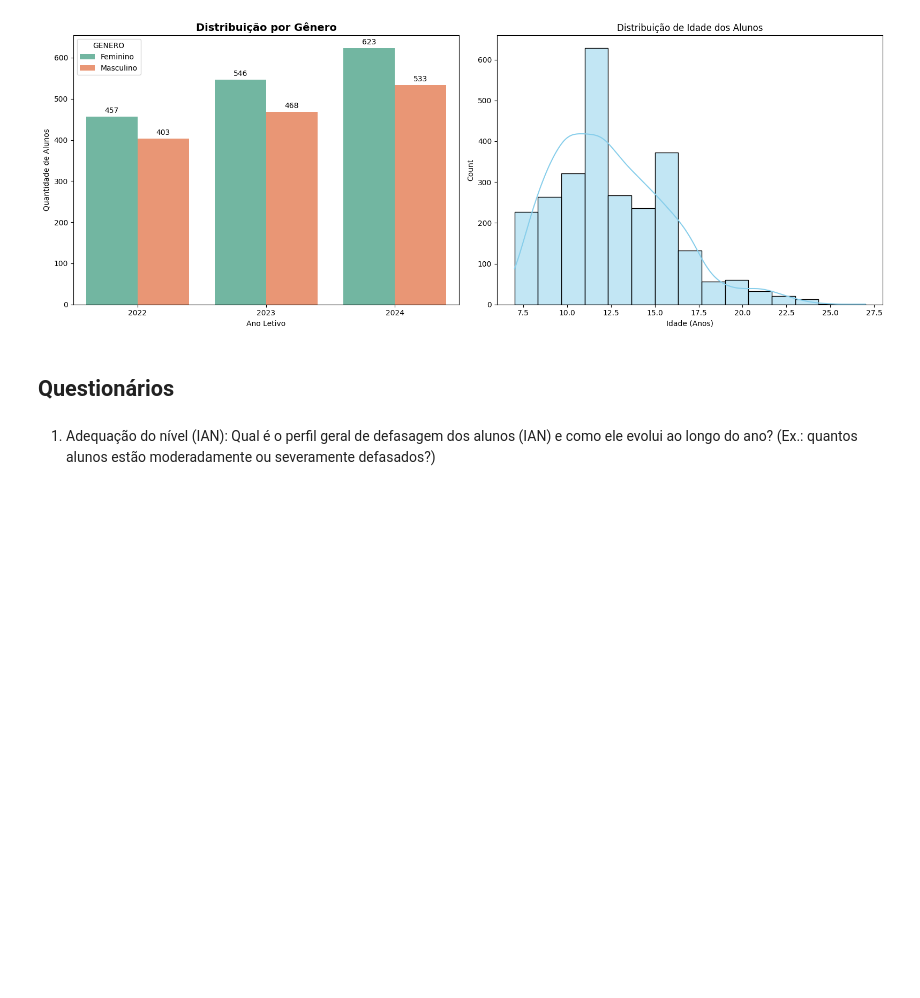
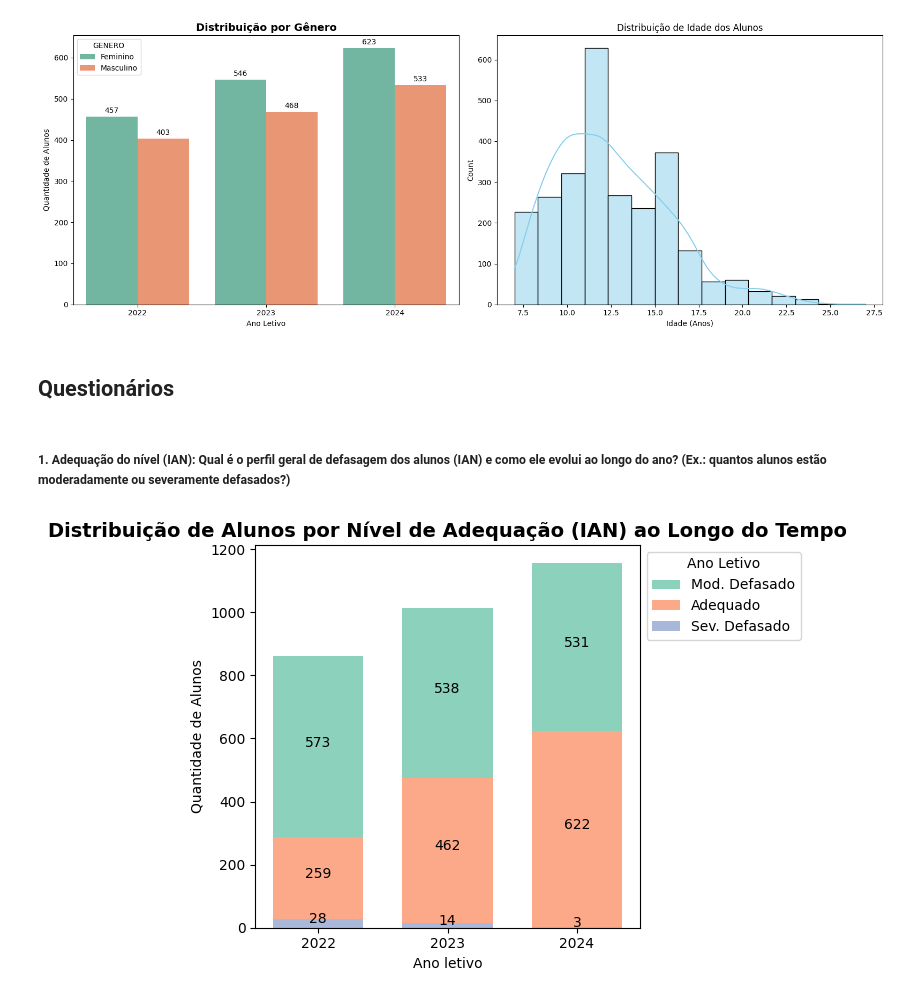
Before and after one commit to geoferreira1/fiap_tech_challenge_fase_5, a Jupyter notebook: fiap_tech_challenge_fase_5.ipynb, the cells around one changed output. Drawn from its saved outputs; the diff is of its cells as text; code cells hidden in the pictures; blank space fills up the shorter version.

Commit message:
Adiciona arquivos de analises exploratórias, respostas dos questionários e modelo de predição

```diff
--- a/fiap_tech_challenge_fase_5.ipynb
+++ b/fiap_tech_challenge_fase_5.ipynb
@@ -369,4 +614,35 @@ plt.show() # Exibe os gráficos demográficos
 # %% [markdown]
 ## Questionários
 # %% [markdown]
-1. Adequação do nível (IAN): Qual é o perfil geral de defasagem dos alunos (IAN) e como ele evolui ao longo do ano? (Ex.: quantos alunos estão moderadamente ou severamente defasados?)
+##### 1. Adequação do nível (IAN): Qual é o perfil geral de defasagem dos alunos (IAN) e como ele evolui ao longo do ano? (Ex.: quantos alunos estão moderadamente ou severamente defasados?)
+# %%
+# 1. Preparação: Filtramos os dados para garantir que temos as colunas necessárias preenchidas
+df_ian = df_unificado.dropna(subset=['IAN']).copy() # Remove registros com valores nulos no indicador para garantir que a análise seja fidedigna
+
+# 2. Aplica a função para criar a coluna de descrição
+df_ian['IAN_Descricao'] = df_ian['IAN'].apply(lambda x: classificar_indicador(x, 'IAN')) # Cria uma nova coluna no DataFrame aplicando a lógica de rotulação da função mestra
+
+# 3. Define a ordem lógica das categorias para o gráfico
+ordem = ['Sev. Defasado', 'Mod. Defasado', 'Adequado'] # Lista a sequência desejada para que o gráfico siga uma hierarquia de evolução
+
+# --- GRÁFICO ÚNICO: DISTRIBUIÇÃO DE ADEQUAÇÃO (IAN) ---
+# 4. Cria o gráfico de contagem agrupado por ANO, usando a paleta Set2 e a ordem definida
+ax = sns.histplot(data=df_ian, x='ANO', hue='IAN_Descricao', multiple='stack', palette='Set2', shrink=0.7, linewidth=0, discrete=True) # Gera um histograma empilhado para mostrar a proporção de cada nível por ano
+
+# 5. Adiciona o rótulo de dados (contagem absoluta) em cima de cada barra
+for container in ax.containers: # Percorre as subdivisões das barras empilhadas geradas no gráfico
+    ax.bar_label(container, label_type='center', fontsize=10, padding=3) # Insere o número de alunos dentro de cada segmento da barra para facilitar a análise quantitativa
+
+# 6. Personalização de títulos e eixos
+plt.title('Distribuição de Alunos por Nível de Adequação (IAN) ao Longo do Tempo', fontsize=14, fontweight='bold') # Define o título principal com formatação em negrito e destaque visual
+plt.xlabel('Ano letivo') # Atribui o nome descritivo para o eixo horizontal (tempo)
+plt.ylabel('Quantidade de Alunos') # Atribui o nome descritivo para o eixo vertical (volume de estudantes)
+
+# 7. Ajustando a legenda
+sns.move_legend(ax, "upper left", bbox_to_anchor=(1, 1), title='Ano Letivo') # Posiciona a legenda fora da área do gráfico para não obstruir a visualização das barras
+
+# 8. FINALIZAÇÃO DO LAYOUT
+plt.tight_layout() # Ajusta automaticamente o espaçamento dos elementos para que nada seja cortado na renderização final
+plt.show() # Renderiza e exibe o gráfico finalizado na tela
+# %% [output]
+[figure, added]
```
Also changed, not shown: parts of 60 cells of this notebook, 2 other files.
